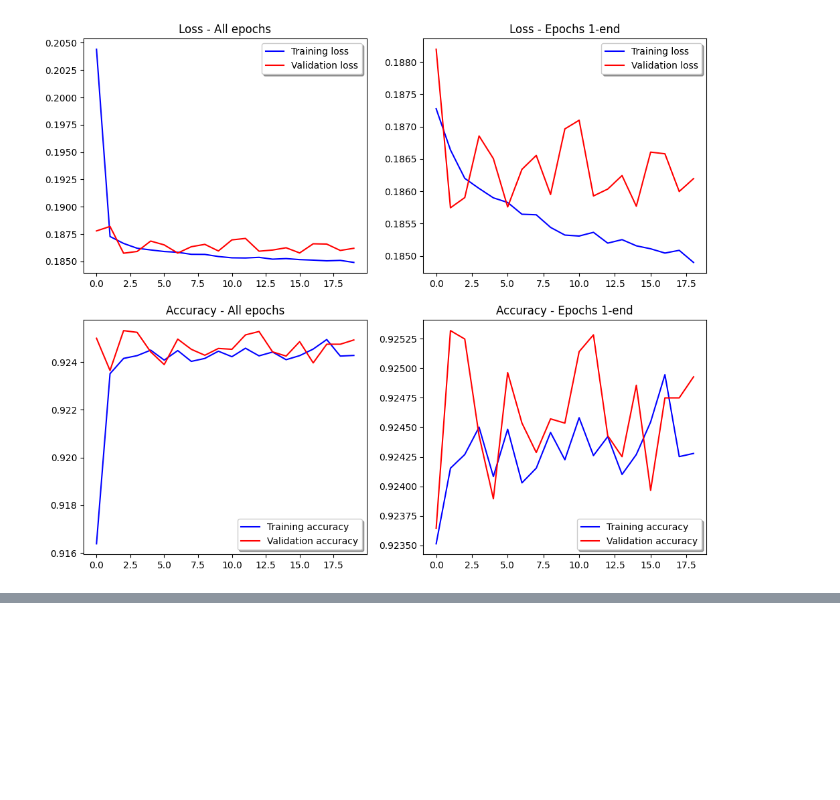
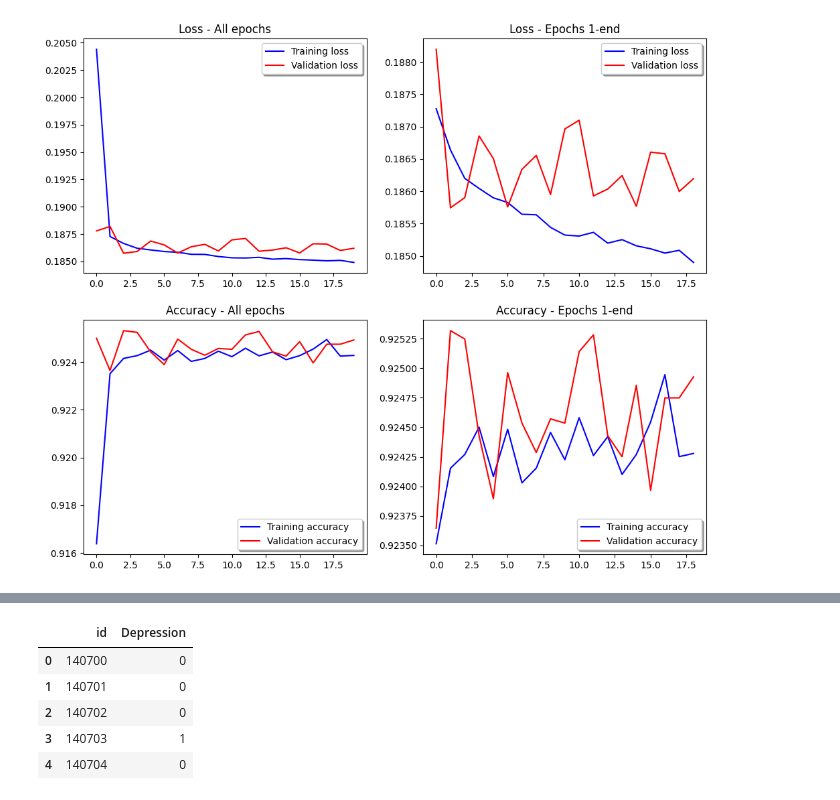
Before and after one commit to Jan10e/Kaggle, a Jupyter notebook: mental_health/mlp_jax.ipynb, the cells around one changed output, grey strips where cells are left out. Saved outputs shown, nothing was run; the diff lists cells and outputs as text; code cells hidden in the pictures; blank space fills up the shorter version.

Commit message:
submission predictions

```diff
--- a/mental_health/mlp_jax.ipynb
+++ b/mental_health/mlp_jax.ipynb
@@ -334,6 +333,7 @@ X_train_arr = jnp.array(X_train, dtype=jnp.float32)
 y_train_arr = jnp.array(y_train, dtype=jnp.float32).reshape(-1, 1)
 X_test_arr = jnp.array(X_test, dtype=jnp.float32)
 y_test_arr = jnp.array(y_test, dtype=jnp.float32).reshape(-1, 1)
+test_arr = jnp.array(test_selected_combined, dtype=jnp.float32)
 # %% [markdown]
 ## Create MLP using JAX
 Creating a simple fully connected neural network in JAX/FLAX for predicting depression (binary classification)
@@ -618,0 +595,18 @@ print(predictions)
+# %%
+# Generate predictions for the test set
+logits = train_state.apply_fn({'params': train_state.params}, test_arr)
+test_preds = jax.nn.sigmoid(logits)
+test_preds = (test_preds > 0.5).astype(int)
+# %%
+# Create submission file
+# submission = pd.read_csv('../input/playground-series-s4e11/sample_submission.csv')
+submission['Depression'] = test_preds
+# submission.to_csv('submission.csv', index=False)
+submission.head()
+# %% [output]
+|  | id | Depression |
+| 0 | 140700 | 0 |
+| 1 | 140701 | 0 |
+| 2 | 140702 | 0 |
+| 3 | 140703 | 1 |
+| 4 | 140704 | 0 |
```
Also changed, not shown: parts of 5 cells of this notebook.
